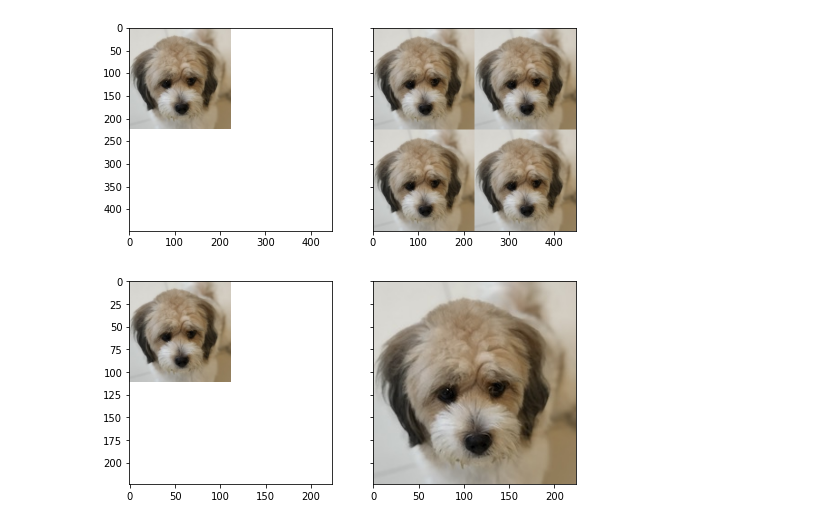
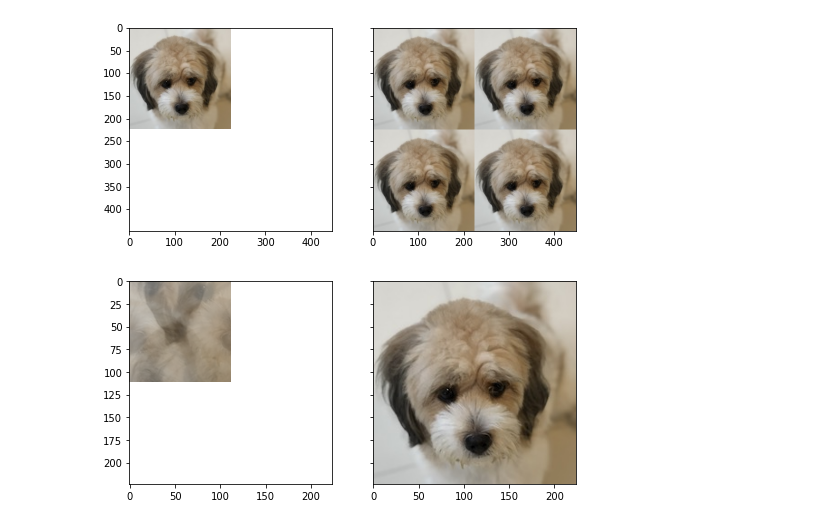
Before and after one commit to cayasryan/Cayas-AI-231, a Jupyter notebook: numpy_test.ipynb, the cells around one changed output. Saved outputs shown, nothing was run; the diff lists cells and outputs as text; code cells hidden in the pictures.

```diff
--- a/numpy_test.ipynb
+++ b/numpy_test.ipynb
@@ -269,11 +371,11 @@ ax[1].imshow(img1_upsized);
 # %%
 # downsize
 img1 = img1.astype(np.float32)
-img1_downsized = reduce(img1, "(h 2) (w 2) c -> h w c", 'mean').astype(np.uint8)
+img1_downsized = reduce(img1, "(2 h ) (2 w ) c -> h w c", 'mean').astype(np.uint8)
 img1 = img1.astype(np.uint8)
 
 _, ax = plt.subplots(nrows=1, ncols=2, figsize=(8, 8), dpi=72, sharex=True, sharey=True)
 ax[0].imshow(img1_downsized);
 ax[1].imshow(img1);
 # %% [output]
-[figure, old version]
+[figure, new version]
```
Also changed, not shown: parts of 16 cells of this notebook, 3 other files.
